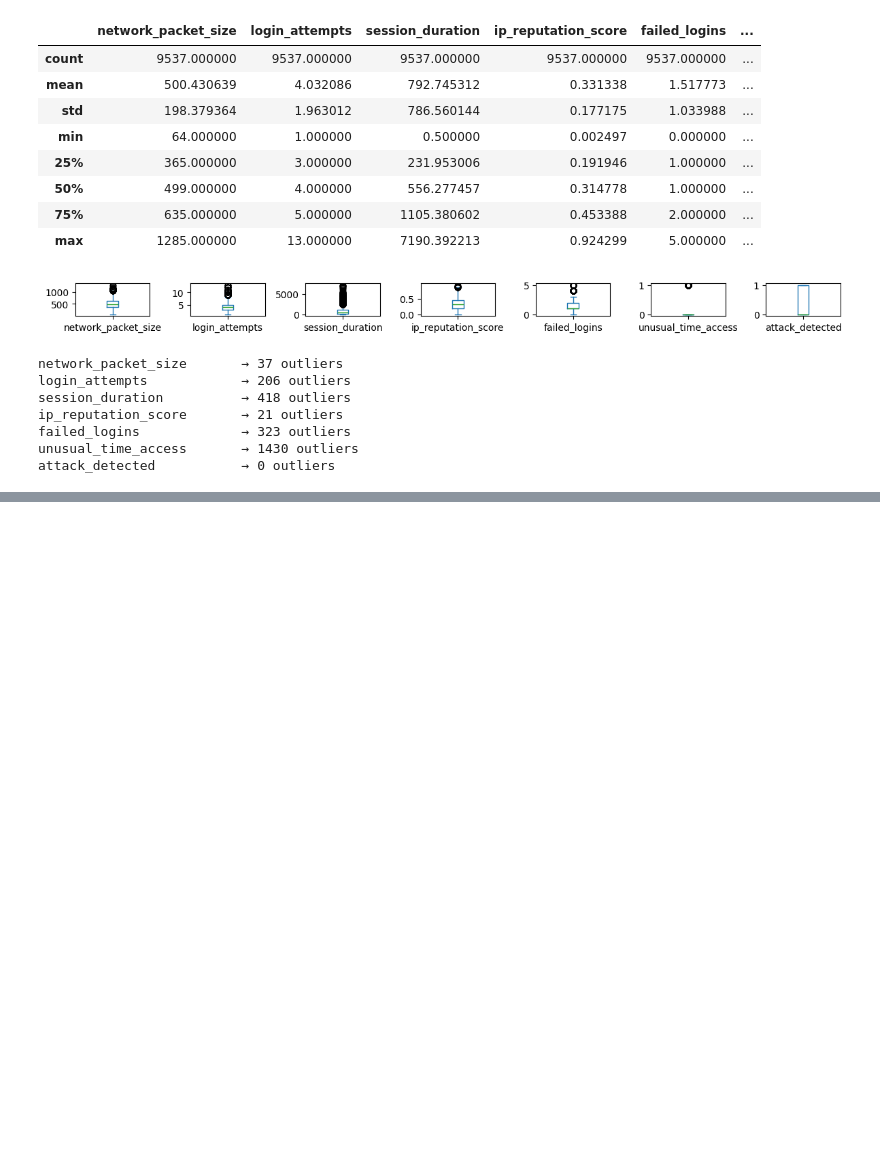
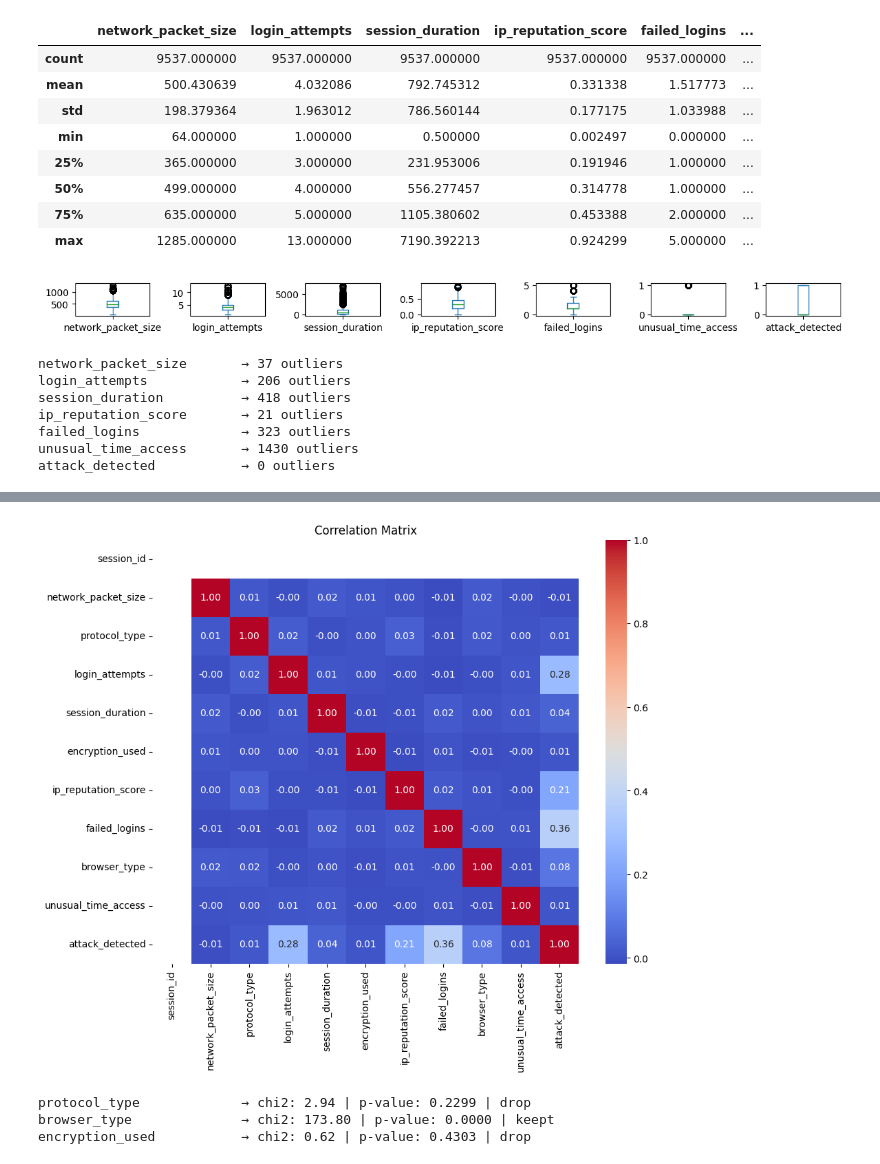
Before and after one commit to LojainAhmad25/cybersecurity-intrusion-detection, a Jupyter notebook: Cybersecurity_Intrusion_Detection.ipynb, the cells around one changed output, grey strips where cells are left out. Saved outputs shown, nothing was run; the diff lists cells and outputs as text; code cells hidden in the pictures; blank space fills up the shorter version.

```diff
--- a/Cybersecurity_Intrusion_Detection.ipynb
+++ b/Cybersecurity_Intrusion_Detection.ipynb
@@ -19,5 +19,5 @@ Dataset folder path: /kaggle/input/cybersecurity-intrusion-detection-dataset
 # %%
-data = pd.read_csv("/kaggle/input/cybersecurity-intrusion-detection-dataset/cybersecurity_intrusion_data.csv")
+data = pd.read_csv("/root/.cache/kagglehub/datasets/dnkumars/cybersecurity-intrusion-detection-dataset/versions/2/cybersecurity_intrusion_data.csv")
 print(data.shape)
 data.head()
 # %% [output]
@@ -159,3 +167,11 @@ ip_reputation_score       → 21 outliers
 failed_logins             → 323 outliers
 unusual_time_access       → 1430 outliers
 attack_detected           → 0 outliers
+# %%
+data=pd.DataFrame(data)
+# %%
+le = LabelEncoder()
+for col in data.select_dtypes(include='object').columns:
+    data[col] = le.fit_transform(data[col].astype(str))
+print(data.dtypes)
+x=data.iloc[:,:-1].to_numpy()
@@ -161,0 +191,20 @@ attack_detected           → 0 outliers
+# %%
+plt.figure(figsize=(10, 8))
+sns.heatmap(data.corr(), annot=True, fmt='.2f', cmap='coolwarm')
+plt.title('Correlation Matrix')
+plt.show()
+# %% [output]
+[figure, added]
+# %%
+from scipy.stats import chi2_contingency
+
+cat_cols = ['protocol_type', 'browser_type', 'encryption_used']
+
+for col in cat_cols:
+    contingency_table = pd.crosstab(data[col], data['attack_detected'])
+    chi2, p, dof, expected = chi2_contingency(contingency_table)
+    print(f"{col:25} → chi2: {chi2:.2f} | p-value: {p:.4f} | {'keept' if p < 0.05 else 'drop'}")
+# %% [output]
+protocol_type             → chi2: 2.94 | p-value: 0.2299 | drop
+browser_type              → chi2: 173.80 | p-value: 0.0000 | keept
+encryption_used           → chi2: 0.62 | p-value: 0.4303 | drop
```
Also changed, not shown: parts of 8 cells of this notebook.
